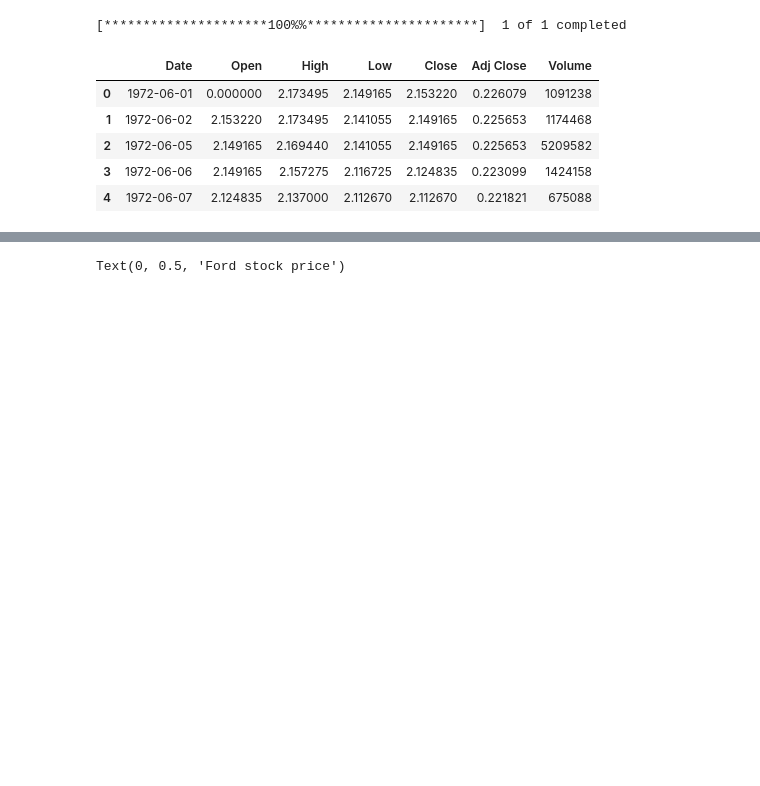
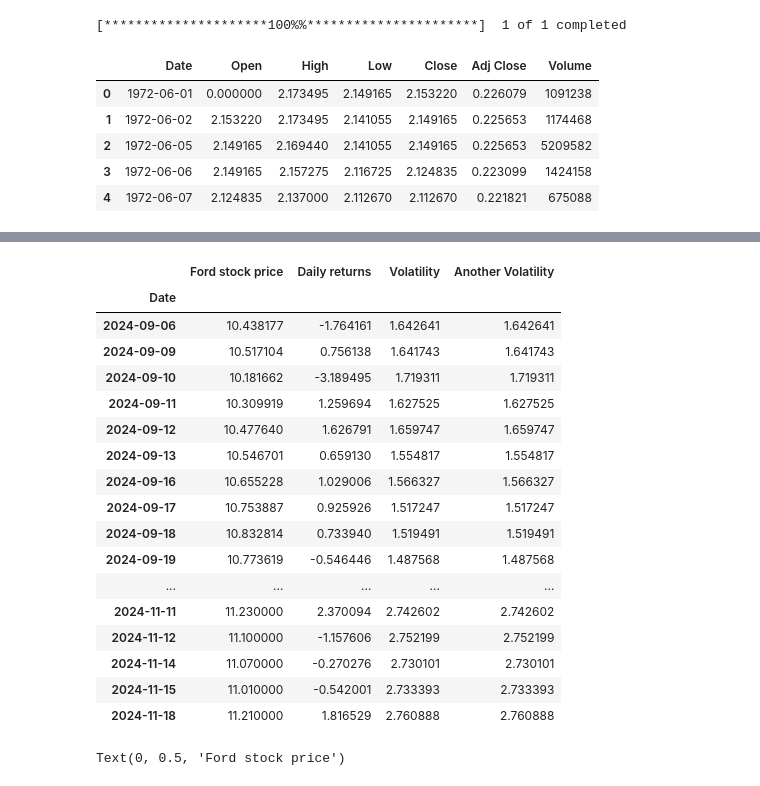
Before and after one commit to Nikolyking/Stochastic-Calculus-Coursework, a Jupyter notebook: main.ipynb, the cells around one changed output, grey strips where cells are left out. Drawn from its saved outputs; the diff is of its cells as text; code cells hidden in the pictures; blank space fills up the shorter version.

```diff
--- a/main.ipynb
+++ b/main.ipynb
@@ -54,3 +58,24 @@ data
+# %%
+data.tail(50)
+# %% [output]
+|  | Ford stock price | Daily returns | Volatility | Another Volatility |
+| Date |  |  |  |  |
+| 2024-09-06 | 10.438177 | -1.764161 | 1.642641 | 1.642641 |
+| 2024-09-09 | 10.517104 | 0.756138 | 1.641743 | 1.641743 |
+| 2024-09-10 | 10.181662 | -3.189495 | 1.719311 | 1.719311 |
+| 2024-09-11 | 10.309919 | 1.259694 | 1.627525 | 1.627525 |
+| 2024-09-12 | 10.477640 | 1.626791 | 1.659747 | 1.659747 |
+| 2024-09-13 | 10.546701 | 0.659130 | 1.554817 | 1.554817 |
+| 2024-09-16 | 10.655228 | 1.029006 | 1.566327 | 1.566327 |
+| 2024-09-17 | 10.753887 | 0.925926 | 1.517247 | 1.517247 |
+| 2024-09-18 | 10.832814 | 0.733940 | 1.519491 | 1.519491 |
+| 2024-09-19 | 10.773619 | -0.546446 | 1.487568 | 1.487568 |
+| ... | ... | ... | ... | ... |
+| 2024-11-11 | 11.230000 | 2.370094 | 2.742602 | 2.742602 |
+| 2024-11-12 | 11.100000 | -1.157606 | 2.752199 | 2.752199 |
+| 2024-11-14 | 11.070000 | -0.270276 | 2.730101 | 2.730101 |
+| 2024-11-15 | 11.010000 | -0.542001 | 2.733393 | 2.733393 |
+| 2024-11-18 | 11.210000 | 1.816529 | 2.760888 | 2.760888 |
 # %%
 plt.figure(figsize=(12, 6))
 data.plot(y='Ford stock price', title='Ford stock price')
```
Also changed, not shown: parts of 3 cells of this notebook.
